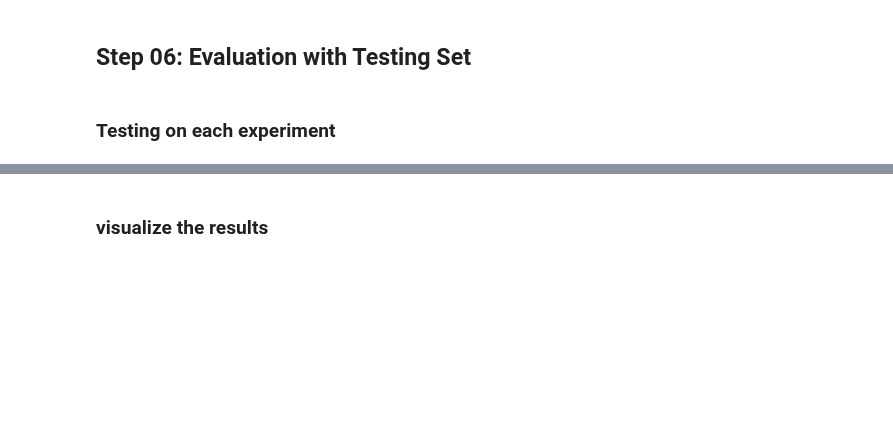
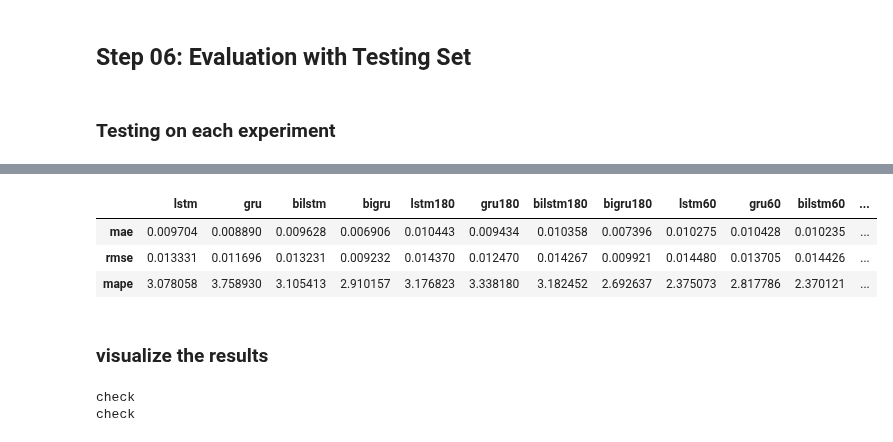
Before and after one commit to possakorn/UoA_DL_2023_3_PK, a Jupyter notebook: assignment03/Assignment03_v1.0.1.ipynb, the cells around one changed output, grey strips where cells are left out. Cells and saved outputs as stored; diff of their text form; code cells hidden in the pictures; blank space fills up the shorter version.

```diff
--- a/assignment03/Assignment03_v1.0.1.ipynb
+++ b/assignment03/Assignment03_v1.0.1.ipynb
@@ -522,3 +522,10 @@ testloader = torch.utils.data.DataLoader(
     shuffle=False,
     pin_memory = True
     )
+# %%
+# check shape
+dataiter = iter(trainloader)
+images, labels = dataiter.next()
+print(type(images))
+print(images.shape)
+print(labels.shape)
@@ -1388,12 +1359,10 @@ def format_predictions(predictions, values, df_test, scaler):
 def calculate_metrics(df):
     return {'mae' : mean_absolute_error(df.value, df.prediction),
             'rmse' : mean_squared_error(df.value, df.prediction) ** 0.5,
-            'r2' : r2_score(df.value, df.prediction),
             'mape' : mean_absolute_percentage_error(df.value, df.prediction),
             }
 # %%
 df_result = {}
-df_result['rnn'] = format_predictions(rnn_results['test_pred'], rnn_results['test_actual'], X_test, scaler)
 df_result['lstm'] = format_predictions(lstm_results['test_pred'], lstm_results['test_actual'], X_test, scaler)
 df_result['gru'] = format_predictions(gru_results['test_pred'], gru_results['test_actual'], X_test, scaler)
 df_result['bilstm'] = format_predictions(bilstm_results['test_pred'], bilstm_results['test_actual'], X_test, scaler)
@@ -1419,9 +1388,17 @@ df_result
  [252 rows x 2 columns]}
 # %%
 result_metrics = {}
-result_metrics['rnn']  = calculate_metrics(df_result['rnn'])
 result_metrics['lstm']  = calculate_metrics(df_result['lstm'])
 result_metrics['gru']  = calculate_metrics(df_result['gru'])
 result_metrics['bilstm']  = calculate_metrics(df_result['bilstm'])
 result_metrics['bigru']  = calculate_metrics(df_result['bigru'])
-result_metrics
+
+result_metrics['lstm180']  = calculate_metrics(df_result['lstm'][:180])
+result_metrics['gru180']  = calculate_metrics(df_result['gru'][:180])
+result_metrics['bilstm180']  = calculate_metrics(df_result['bilstm'][:180])
+result_metrics['bigru180']  = calculate_metrics(df_result['bigru'][:180])
+
+result_metrics['lstm60']  = calculate_metrics(df_result['lstm'][:60])
+result_metrics['gru60']  = calculate_metrics(df_result['gru'][:60])
+result_metrics['bilstm60']  = calculate_metrics(df_result['bilstm'][:60])
+result_metrics['bigru60']  = calculate_metrics(df_result['bigru'][:60])
@@ -1498,3 +1405,10 @@ df_baseline
+# %%
+pd.DataFrame(result_metrics)
+# %% [output]
+|  | lstm | gru | bilstm | bigru | lstm180 | gru180 | bilstm180 | bigru180 | lstm60 | gru60 | bilstm60 | ... |
+| mae | 0.009704 | 0.008890 | 0.009628 | 0.006906 | 0.010443 | 0.009434 | 0.010358 | 0.007396 | 0.010275 | 0.010428 | 0.010235 | ... |
+| rmse | 0.013331 | 0.011696 | 0.013231 | 0.009232 | 0.014370 | 0.012470 | 0.014267 | 0.009921 | 0.014480 | 0.013705 | 0.014426 | ... |
+| mape | 3.078058 | 3.758930 | 3.105413 | 2.910157 | 3.176823 | 3.338180 | 3.182452 | 2.692637 | 2.375073 | 2.817786 | 2.370121 | ... |
 # %% [markdown]
 ### visualize the results
 # %%
@@ -1573,4 +1476,7 @@ def plot_predictions(df_result, df_baseline, show_all = False, dataset = df):
 # %%
 filter_df = df[(df.index.year >= 2019) & (df.index.year <= 2019)]
 # df_result= None
-plot_predictions(df_result, df_baseline,True,filter_df)
+plot_predictions(df_result,True,filter_df)
+# %% [output]
+check
+check
```
Also changed, not shown: parts of 18 cells of this notebook.
